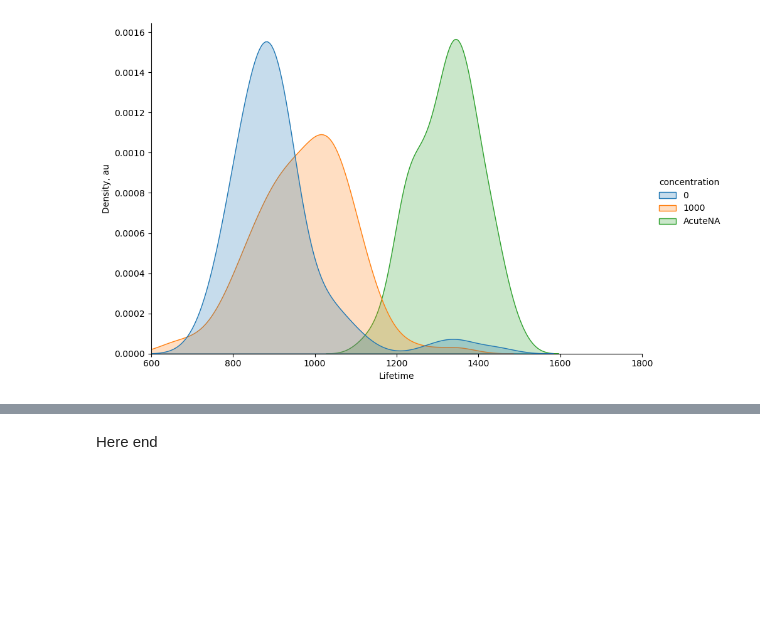
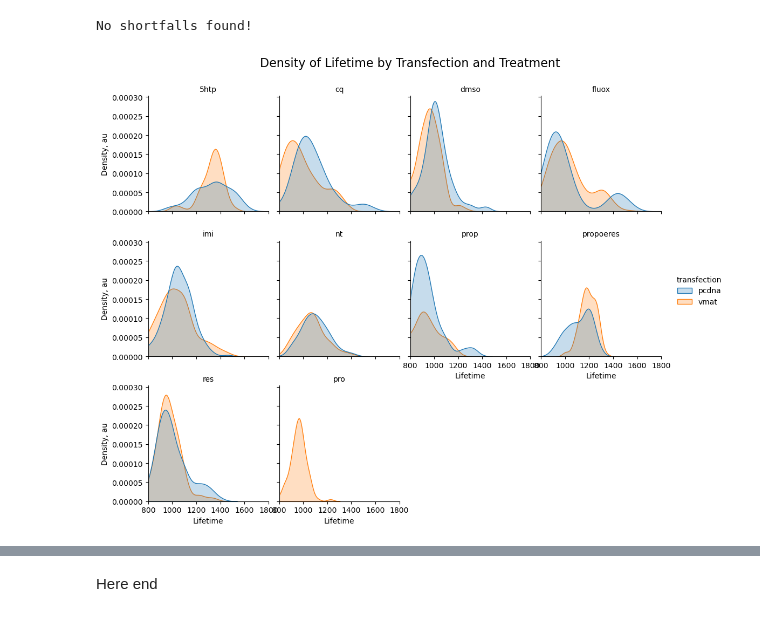
Before and after one commit to OleksTop/flim_granules_analysis, a Jupyter notebook: notebooks/Plotting.ipynb, the cells around one changed output, grey strips where cells are left out. Drawn from its saved outputs; the diff is of its cells as text; code cells hidden in the pictures; blank space fills up the shorter version.

```diff
--- a/notebooks/Plotting.ipynb
+++ b/notebooks/Plotting.ipynb
@@ -4,7 +4,8 @@ import matplotlib.pyplot as plt
 import pandas as pd
 import seaborn as sns
 # %%
-data= r"H:\SP8_FLIM\Treatments\Aldometanib\Outputs\master_table.csv"
+data= r"C:\Users\med\Documents\GitHub\flim_granules_analysis\notebooks\master_table.csv"
+
 df= pd.read_csv(data)#,sep=";")
 # %%
 df
@@ -25,9 +25,0 @@ df
-# %%
-def sample_data(data, n=100):
-    # Use groupby.apply with a lambda function to sample directly from each group
-    sampled_df = data.groupby('concentration').apply(lambda x: x.sample(n)).reset_index(drop=True)
-
-    return sampled_df
-
-# Usage example:
-sampled_data = sample_data(df)
@@ -63,25 +112,35 @@ sampled_data2 = sample_data_withdate(df)
+# %%
+# Usage example:
+sampled_data, shortfall_log_df = sample_data_balanced_with_logging(df, n=100)
+# %% [output]
+No shortfalls found!
 # %%
 import pandas as pd
 import seaborn as sns
 import matplotlib.pyplot as plt
 
-
-# Create the plot
+# Create the plot with facets, wrapping the columns (treatments) into 2 rows
 h = sns.displot(
-    sampled_data, hue="concentration", x="mean_tau",
-    kind="kde", height=6, aspect=1.5, fill=True
+    sampled_data, hue="transfection", x="mean_tau", col="treatment",
+    kind="kde", height=3, aspect=0.9, fill=True, col_wrap=4  # Adjust col_wrap to wrap facets
 )
 
 # Set axis labels
 h.set_axis_labels("Lifetime", "Density, au")
 
-# Set the title of the plot
+# Set individual facet titles (one for each treatment)
 h.set_titles("{col_name}")
 
 # Set x-axis limits
-h.set(xlim=(600, 1800))
+h.set(xlim=(800, 1800))
+
+# Adjust the spacing between the facets
+h.fig.subplots_adjust(top=0.9)  # Adjust the top space to make room for the main title
+
+# Add a main title to the entire plot
+plt.suptitle("Density of Lifetime by Transfection and Treatment", fontsize=16)
 
 # Show the plot
 plt.show()
 # %% [output]
-[figure, old version]
+[figure, new version]
```
Also changed, not shown: parts of 10 cells of this notebook, 1 other file.
